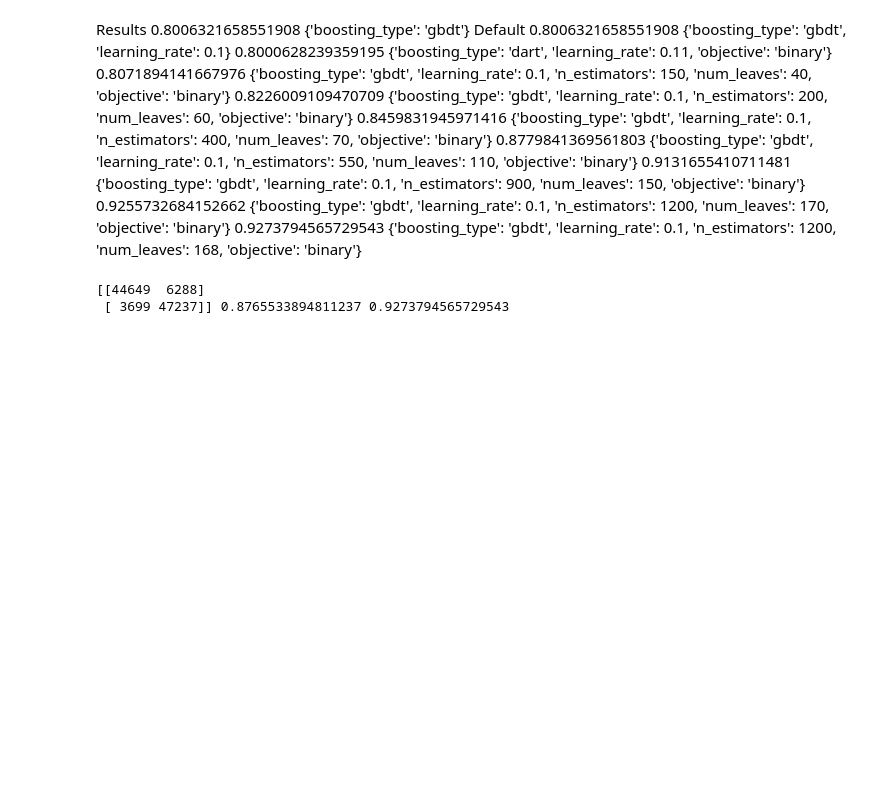
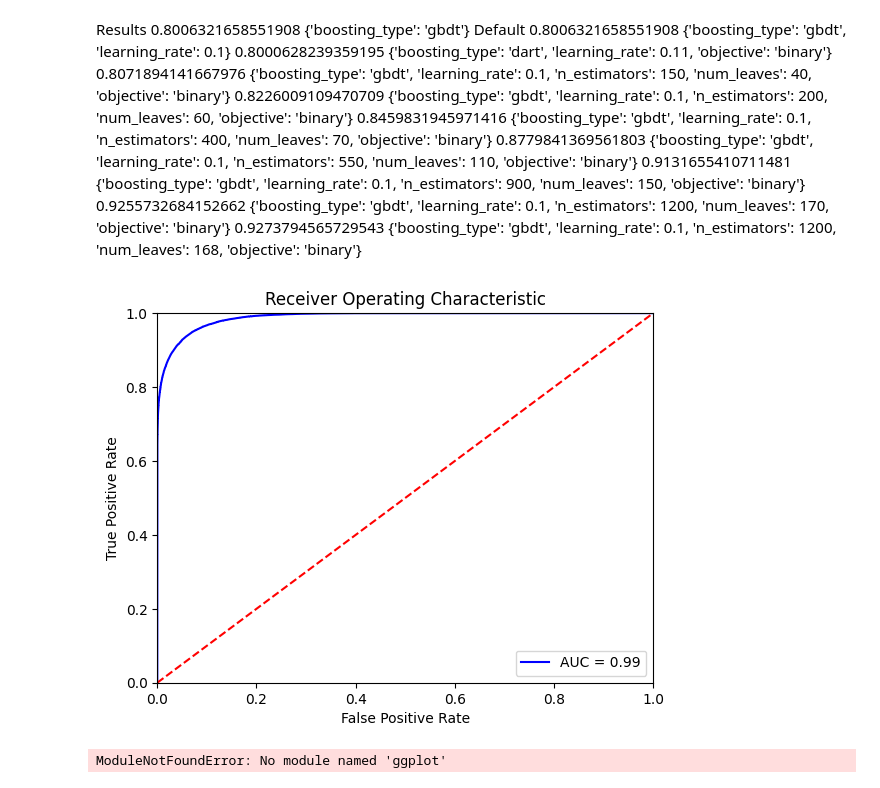
Before and after one commit to DanielHarrod/mec-mini-projects, a Jupyter notebook: Capstone/pyCaret/binary_general_analysis.ipynb, the cells around one changed output. Saved outputs shown, nothing was run; the diff lists cells and outputs as text; code cells hidden in the pictures; blank space fills up the shorter version.

```diff
--- a/Capstone/pyCaret/binary_general_analysis.ipynb
+++ b/Capstone/pyCaret/binary_general_analysis.ipynb
@@ -131,8 +131,8 @@ param_grid = {
     'boosting_type' : ['gbdt'],
     'learning_rate'  : [0.1],
     'objective' : ['binary'],
-    'num_leaves' : [167, 168, 169, 170],
-    'n_estimators': [1190,1200,1210]
+    'num_leaves' : [168],
+    'n_estimators': [1195,1200,1205]
 }
 clf = GridSearchCV(LGBMClassifier(), scoring='recall', param_grid=param_grid )
 estimator = clf.fit(train_features, train_labels)
@@ -158,6 +158,30 @@ cm = confusion_matrix(test_labels, predictions)
 tp0 = cm[0][0] / (cm[0][0]+cm[0][1])
 tp1 = cm[1][1] / (cm[1][0]+cm[1][1])
 print(cm,tp0,tp1)
-# %% [output]
-[[44649  6288]
- [ 3699 47237]] 0.8765533894811237 0.9273794565729543
+# %%
+import sklearn.metrics as metrics
+# calculate the fpr and tpr for all thresholds of the classification
+probs = clf.predict_proba(test_features)
+preds = probs[:,1]
+fpr, tpr, threshold = metrics.roc_curve(test_labels, preds)
+roc_auc = metrics.auc(fpr, tpr)
+
+# method I: plt
+import matplotlib.pyplot as plt
+plt.title('Receiver Operating Characteristic')
+plt.plot(fpr, tpr, 'b', label = 'AUC = %0.2f' % roc_auc)
+plt.legend(loc = 'lower right')
+plt.plot([0, 1], [0, 1],'r--')
+plt.xlim([0, 1])
+plt.ylim([0, 1])
+plt.ylabel('True Positive Rate')
+plt.xlabel('False Positive Rate')
+plt.show()
+
+# method II: ggplot
+from ggplot import *
+df = pd.DataFrame(dict(fpr = fpr, tpr = tpr))
+ggplot(df, aes(x = 'fpr', y = 'tpr')) + geom_line() + geom_abline(linetype = 'dashed')
+# %% [output]
+[figure, added]
+ModuleNotFoundError: No module named 'ggplot'
```
Also changed, not shown: parts of 3 cells of this notebook, 1 other file.
